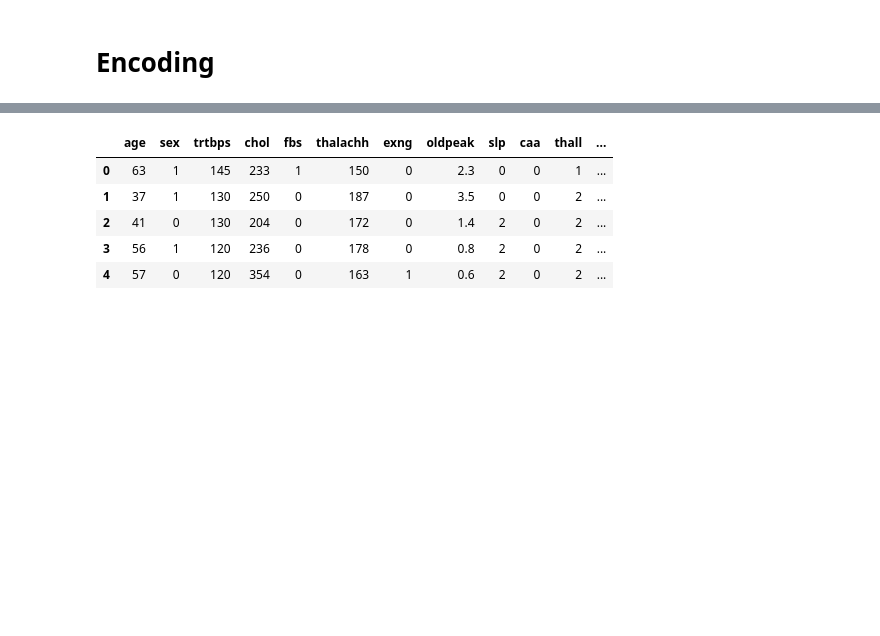
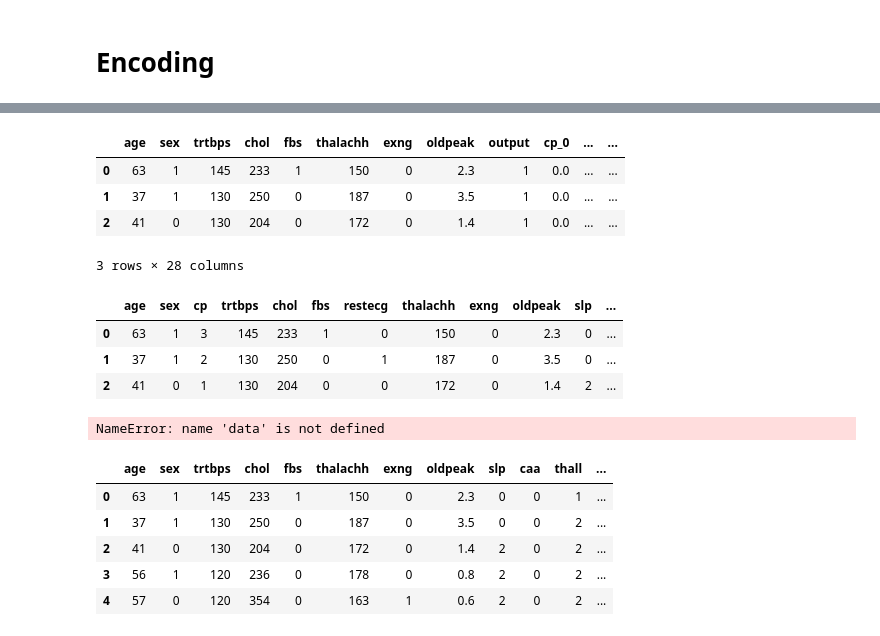
Before and after one commit to balajiabcd/Heart-Attact-Prediction, a Jupyter notebook: notebooks/da_de_ml.ipynb, the cells around one changed output, grey strips where cells are left out. Cells and saved outputs as stored; diff of their text form; code cells hidden in the pictures; blank space fills up the shorter version.

```diff
--- a/notebooks/da_de_ml.ipynb
+++ b/notebooks/da_de_ml.ipynb
@@ -91,3 +132,41 @@ output :   [1 0]
+# %%
+def transform_with_saved_encoder(df, encoder, cols_to_encode):
+    encoded_array = encoder.transform(df[cols_to_encode])
+    encoded_cols = encoder.get_feature_names_out(cols_to_encode)
+    encoded_df = pd.DataFrame(encoded_array, columns=encoded_cols, index=df.index)
+    df_other = df.drop(columns=cols_to_encode)
+    final_df = pd.concat([df_other, encoded_df], axis=1)
+    return final_df
+
+x = transform_with_saved_encoder(data.head(3), encoder, cols_to_encode)
+x.head(3)
+# %% [output]
+|  | age | sex | trtbps | chol | fbs | thalachh | exng | oldpeak | output | cp_0 | ... | ... |
+| 0 | 63 | 1 | 145 | 233 | 1 | 150 | 0 | 2.3 | 1 | 0.0 | ... | ... |
+| 1 | 37 | 1 | 130 | 250 | 0 | 187 | 0 | 3.5 | 1 | 0.0 | ... | ... |
+| 2 | 41 | 0 | 130 | 204 | 0 | 172 | 0 | 1.4 | 1 | 0.0 | ... | ... |
+3 rows × 28 columns
+# %%
+data.head(3)
+# %% [output]
+|  | age | sex | cp | trtbps | chol | fbs | restecg | thalachh | exng | oldpeak | slp | ... |
+| 0 | 63 | 1 | 3 | 145 | 233 | 1 | 0 | 150 | 0 | 2.3 | 0 | ... |
+| 1 | 37 | 1 | 2 | 130 | 250 | 0 | 1 | 187 | 0 | 3.5 | 0 | ... |
+| 2 | 41 | 0 | 1 | 130 | 204 | 0 | 0 | 172 | 0 | 1.4 | 2 | ... |
+# %%
+df = data
+
+cols_to_encode = [
+    col for col in df.columns
+    if df[col].nunique() > 2 and df[col].nunique() < 8
+]
+
+# One-hot encode those columns
+df_encoded = pd.get_dummies(df, columns=cols_to_encode, prefix=cols_to_encode, prefix_sep="_")*1
+
+df_encoded.head(3)
+# %% [output]
+NameError: name 'data' is not defined
 # %%
 for i in data.cp.unique():
 
```
Also changed, not shown: parts of 8 cells of this notebook, 4 other files.
